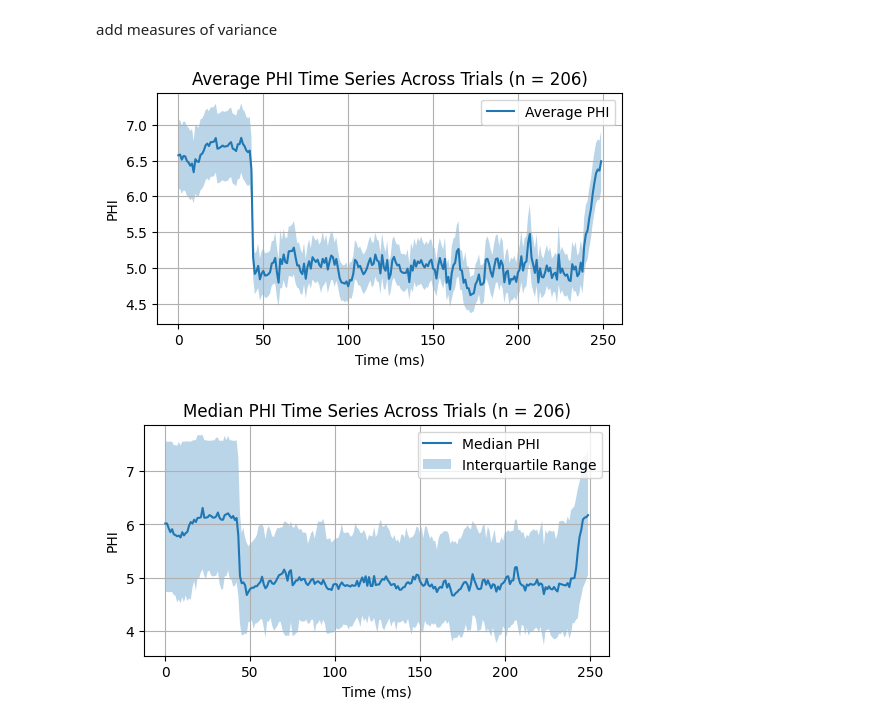
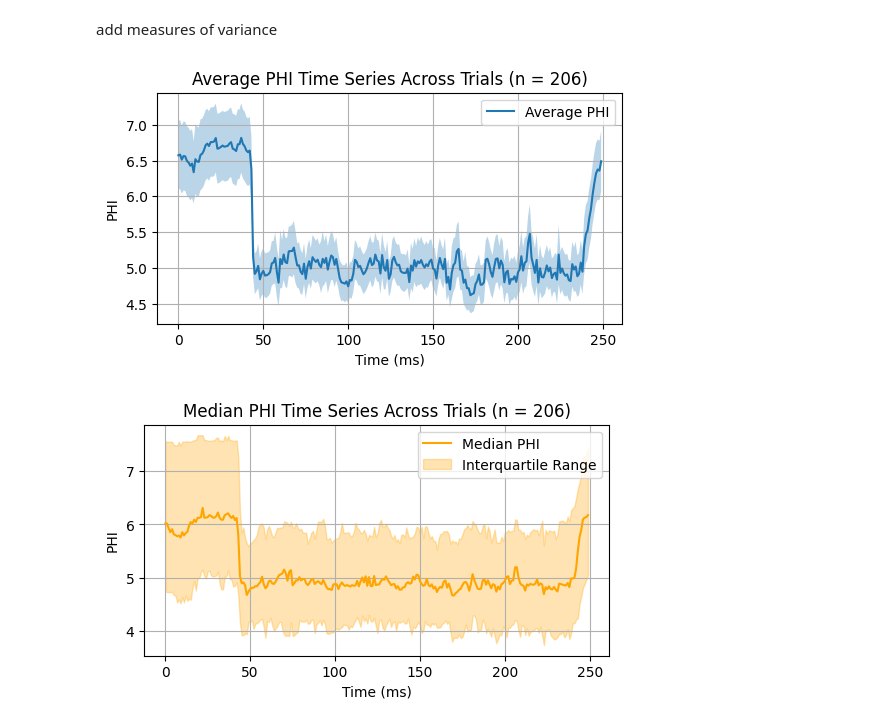
Before and after one commit to dralvima/IITmethods, a Jupyter notebook: Phi_EVPs.ipynb, the cells around one changed output. Saved outputs shown, nothing was run; the diff lists cells and outputs as text; code cells hidden in the pictures.

```diff
--- a/Phi_EVPs.ipynb
+++ b/Phi_EVPs.ipynb
@@ -508,33 +432,35 @@ plt.fill_between(np.arange(average_phi_time_series.size),
 
 plt.title(f'Average PHI Time Series Across Trials (n = {num_samples})')
 plt.xlabel('Time (ms)')
 plt.ylabel('PHI')
 plt.legend()
 plt.grid(True)
 plt.show()
 
 # For the median, we'll use the interquartile range (IQR) as a measure of variance
 # Calculating the 25th and 75th percentiles
 percentile_25 = np.percentile(phi_time_series_array, 25, axis=0)
 percentile_75 = np.percentile(phi_time_series_array, 75, axis=0)
 
 # Calculate the median PHI time series
 median_phi_time_series = np.median(phi_time_series_array, axis=0)
 
 # Plot the median PHI time series with IQR as the measure of variance
 plt.figure(figsize=(6, 3))
-sns.lineplot(x=np.arange(median_phi_time_series.size), y=median_phi_time_series, label='Median PHI')
+# Median PHI line plot in orange
+sns.lineplot(x=np.arange(median_phi_time_series.size), y=median_phi_time_series, label='Median PHI', color='orange')
+# Filling the interquartile range (IQR) with a lighter shade of orange
 plt.fill_between(np.arange(median_phi_time_series.size),
                  percentile_25,
                  percentile_75,
-                 alpha=0.3, label='Interquartile Range')
+                 alpha=0.3, color='orange', label='Interquartile Range')
 
 plt.title(f'Median PHI Time Series Across Trials (n = {num_samples})')
 plt.xlabel('Time (ms)')
 plt.ylabel('PHI')
 plt.legend()
 plt.grid(True)
 plt.show()
 # %% [output]
 [figure]
-[figure, old version]
+[figure, new version]
```
Also changed, not shown: parts of 5 cells of this notebook.
